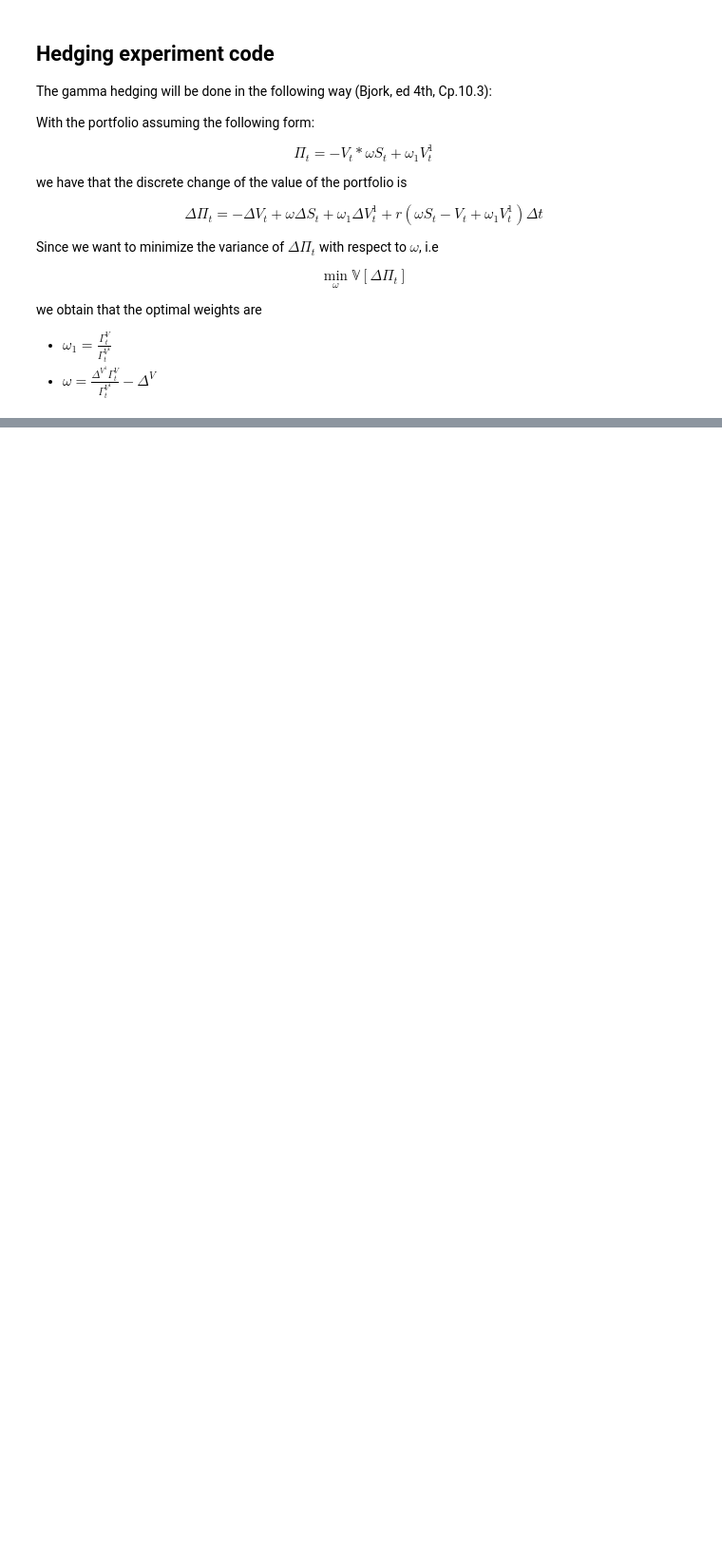
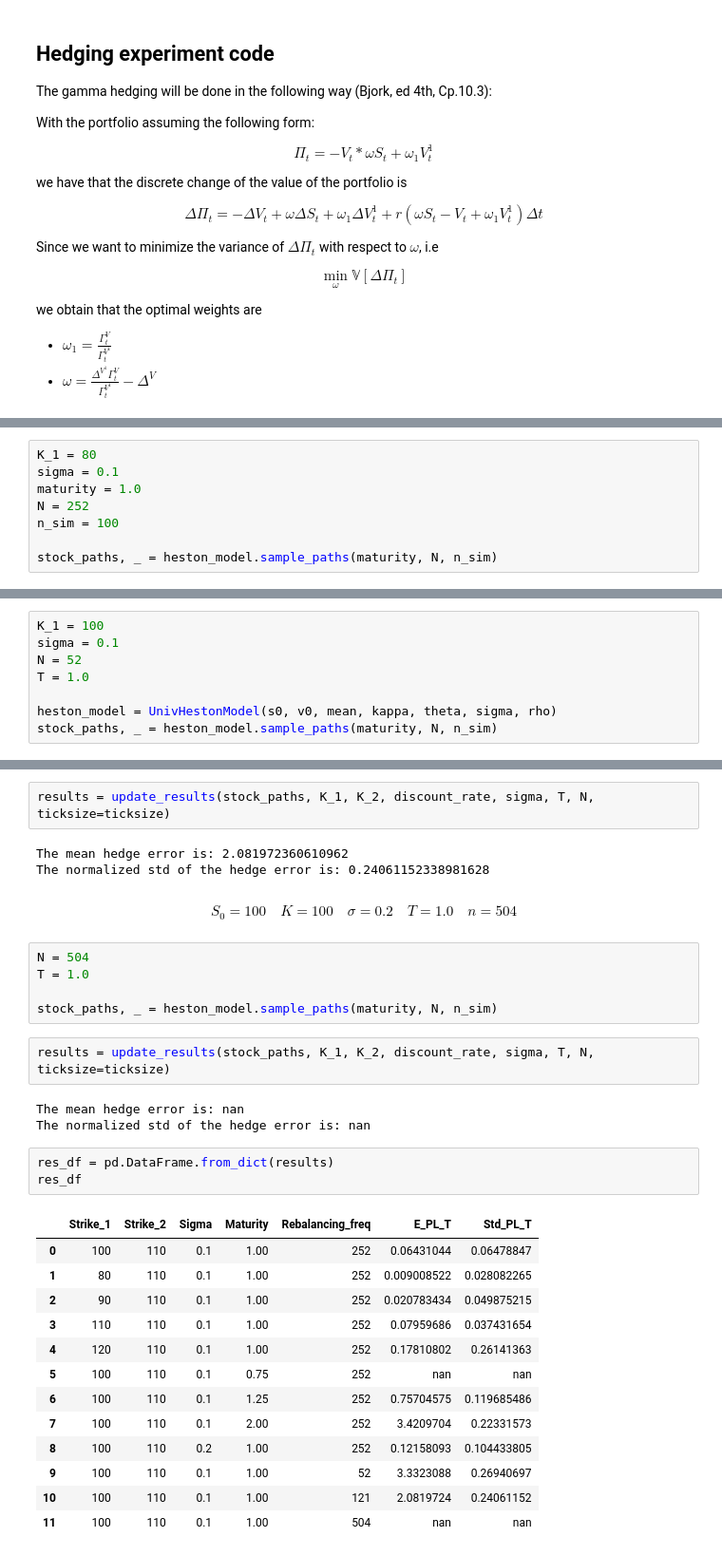
Before and after one commit to paolodelia99/delta-hedging, a Jupyter notebook: heston-hedging/heston_static_gamma_hedging.ipynb, the cells around one changed output, grey strips where cells are left out. Shown: that part at 95% size. Saved outputs shown, nothing was run; the diff lists cells and outputs as text; blank space fills up the shorter version.

```diff
--- a/heston-hedging/heston_static_gamma_hedging.ipynb
+++ b/heston-hedging/heston_static_gamma_hedging.ipynb
@@ -143,0 +229,8 @@ plt.show()
+# %%
+K_1 = 80
+sigma = 0.1
+maturity = 1.0
+N = 252
+n_sim = 100
+
+stock_paths, _ = heston_model.sample_paths(maturity, N, n_sim)
@@ -143,0 +349,8 @@ plt.show()
+# %%
+K_1 = 100
+sigma = 0.1
+N = 52
+T = 1.0
+
+heston_model = UnivHestonModel(s0, v0, mean, kappa, theta, sigma, rho)
+stock_paths, _ = heston_model.sample_paths(maturity, N, n_sim)
@@ -143,0 +371,36 @@ plt.show()
+# %%
+results = update_results(stock_paths, K_1, K_2, discount_rate, sigma, T, N, ticksize=ticksize)
+# %% [output]
+The mean hedge error is: 2.081972360610962
+The normalized std of the hedge error is: 0.24061152338981628
+# %% [markdown]
+$$
+S_0 = 100 \quad K = 100 \quad \sigma = 0.2 \quad T = 1.0 \quad n = 504
+$$
+# %%
+N = 504
+T = 1.0
+
+stock_paths, _ = heston_model.sample_paths(maturity, N, n_sim)
+# %%
+results = update_results(stock_paths, K_1, K_2, discount_rate, sigma, T, N, ticksize=ticksize)
+# %% [output]
+The mean hedge error is: nan
+The normalized std of the hedge error is: nan
+# %%
+res_df = pd.DataFrame.from_dict(results)
+res_df
+# %% [output]
+|  | Strike_1 | Strike_2 | Sigma | Maturity | Rebalancing_freq | E_PL_T | Std_PL_T |
+| 0 | 100 | 110 | 0.1 | 1.00 | 252 | 0.06431044 | 0.06478847 |
+| 1 | 80 | 110 | 0.1 | 1.00 | 252 | 0.009008522 | 0.028082265 |
+| 2 | 90 | 110 | 0.1 | 1.00 | 252 | 0.020783434 | 0.049875215 |
+| 3 | 110 | 110 | 0.1 | 1.00 | 252 | 0.07959686 | 0.037431654 |
+| 4 | 120 | 110 | 0.1 | 1.00 | 252 | 0.17810802 | 0.26141363 |
+| 5 | 100 | 110 | 0.1 | 0.75 | 252 | nan | nan |
+| 6 | 100 | 110 | 0.1 | 1.25 | 252 | 0.75704575 | 0.119685486 |
+| 7 | 100 | 110 | 0.1 | 2.00 | 252 | 3.4209704 | 0.22331573 |
+| 8 | 100 | 110 | 0.2 | 1.00 | 252 | 0.12158093 | 0.104433805 |
+| 9 | 100 | 110 | 0.1 | 1.00 | 52 | 3.3323088 | 0.26940697 |
+| 10 | 100 | 110 | 0.1 | 1.00 | 121 | 2.0819724 | 0.24061152 |
+| 11 | 100 | 110 | 0.1 | 1.00 | 504 | nan | nan |
```
Also changed, not shown: parts of 128 cells of this notebook, 1 other file.
